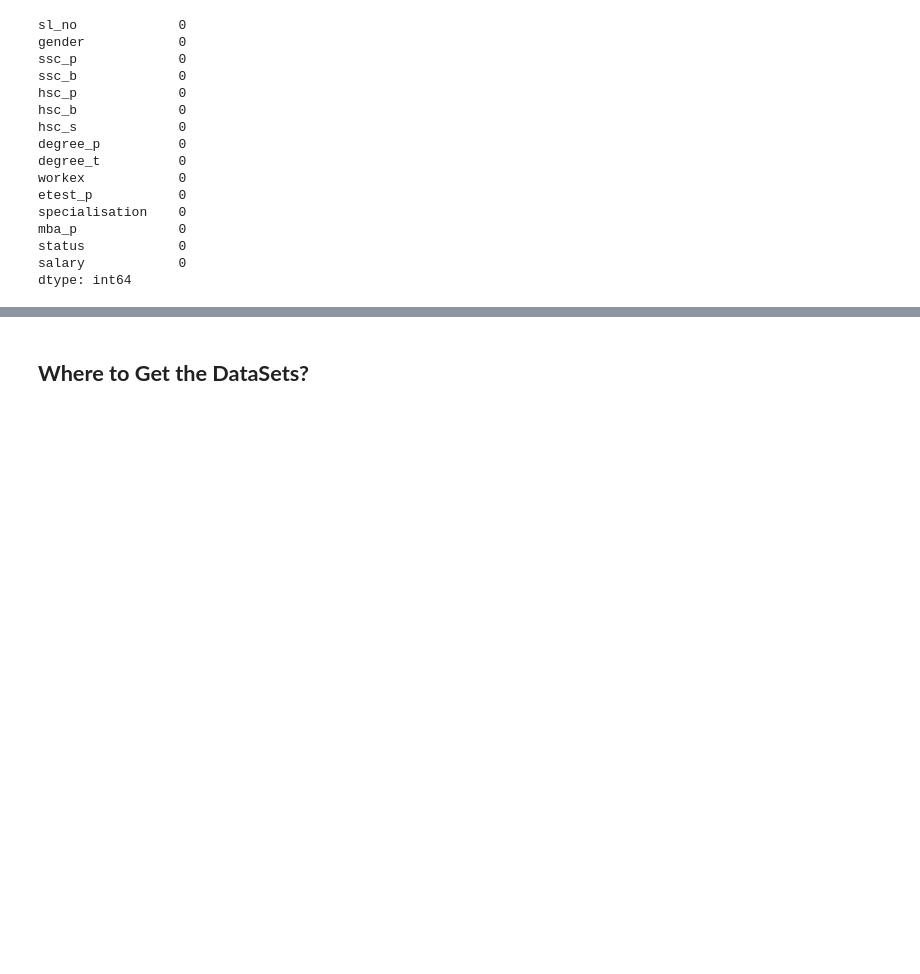
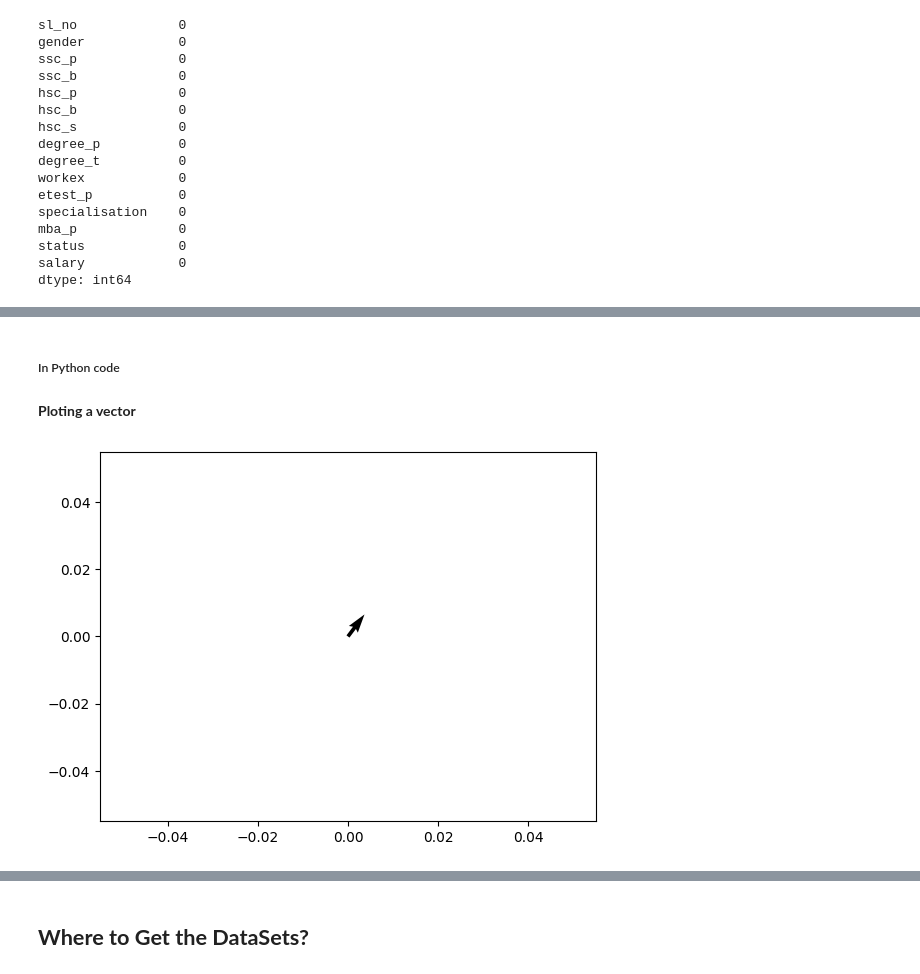
Before and after one commit to Arefin994/ML-With-Arefin, a Jupyter notebook: Machine_Learning.ipynb, the cells around one changed output, grey strips where cells are left out. Saved outputs shown, nothing was run; the diff lists cells and outputs as text; code cells hidden in the pictures; blank space fills up the shorter version.

```diff
--- a/Machine_Learning.ipynb
+++ b/Machine_Learning.ipynb
@@ -769,0 +801,2 @@ dtype: int64
+# %% [markdown]
+##### In Python code
@@ -769,0 +807,7 @@ dtype: int64
+# %% [markdown]
+**Ploting a vector**
+# %%
+plt.quiver(0,0,3,4)
+plt.show()
+# %% [output]
+[figure, added]
```
Also changed, not shown: parts of 109 cells of this notebook, 2 other files.
